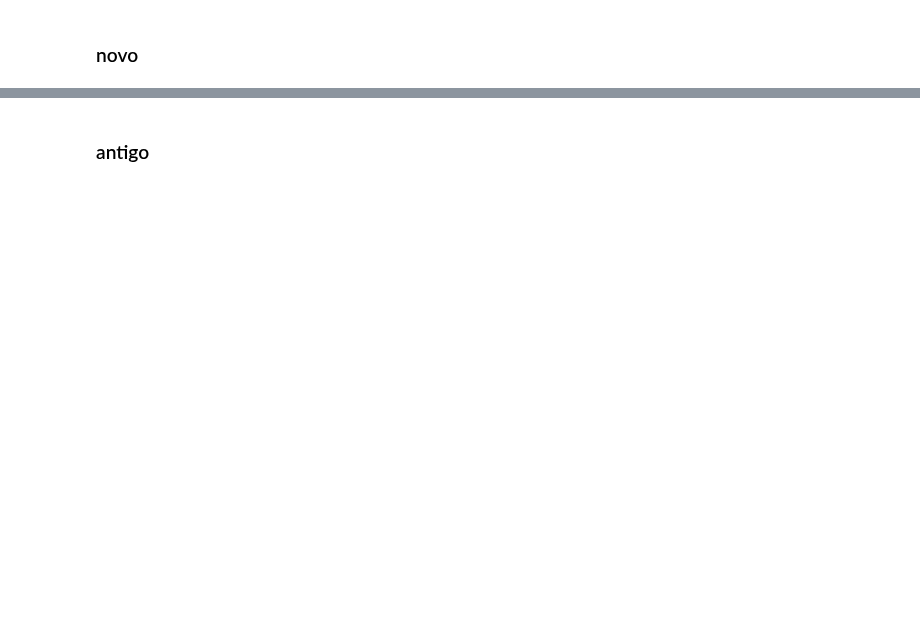
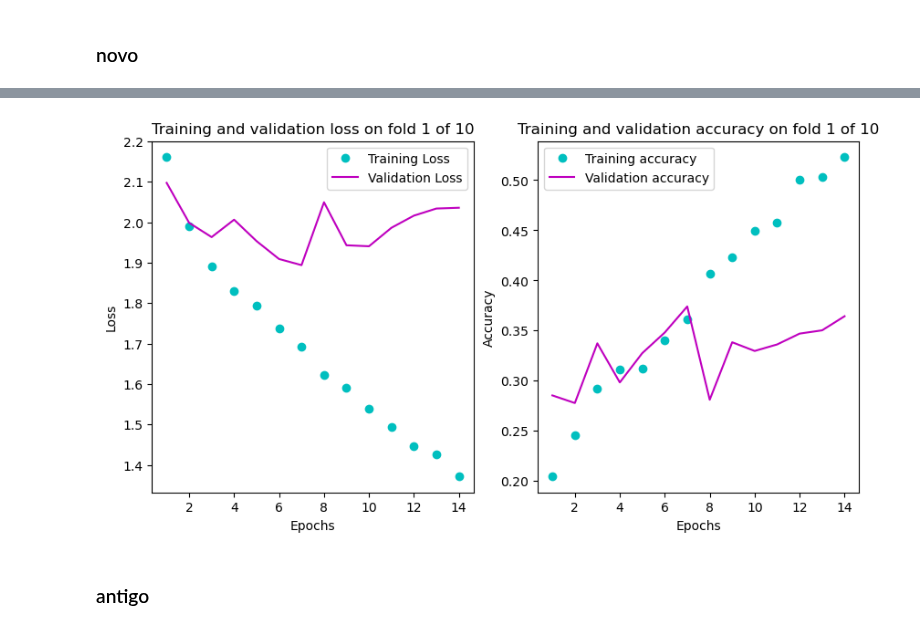
Before and after one commit to joaobaptista30/Sound_Classification, a Jupyter notebook: rnn-lstm.ipynb, the cells around one changed output, grey strips where cells are left out. Saved outputs shown, nothing was run; the diff lists cells and outputs as text; code cells hidden in the pictures; blank space fills up the shorter version.

```diff
--- a/rnn-lstm.ipynb
+++ b/rnn-lstm.ipynb
@@ -240,6 +281,6 @@ def create_bidirectional_model(x, y):
     return model
 # %%
 #model = create_bidirectional_model(345, 513)
-model = create_bidirectional_model(173, 257)
+model = create_model(173, 13)
 model.summary()
 # %% [output]
@@ -385,26 +435,29 @@ FileNotFoundError: [Errno 2] No such file or directory: 'kfold_metrics_LSTM/mode
 # %%
 epochs = range(1, EPOCHS + 1)
 
 fig, ax = plt.subplots(len(fold_metrics), 2, figsize=(10, 5*len(fold_metrics)))
 
-i = 0
-history_dict = fold_metrics[i].get('history_dict')
-loss_values=history_dict['loss']
-acc_values=history_dict['accuracy']
-val_loss_values = history_dict['val_loss']
-val_acc_values = history_dict['val_accuracy']
 
-ax[i,0].plot(epochs,loss_values,'co',label='Training Loss')
-ax[i,0].plot(epochs,val_loss_values,'m', label='Validation Loss')
-ax[i,0].set_title('Training and validation loss on fold '+str(i+1)+' of 10')
-ax[i,0].set_xlabel('Epochs')
-ax[i,0].set_ylabel('Loss')
-ax[i,0].legend()
+for i in range(0,len(fold_metrics)):
+    history_dict = fold_metrics[i].get('history_dict')
+    loss_values=history_dict['loss']
+    acc_values=history_dict['accuracy']
+    val_loss_values = history_dict['val_loss']
+    val_acc_values = history_dict['val_accuracy']
 
-ax[i,1].plot(epochs,acc_values,'co', label='Training accuracy')
-ax[i,1].plot(epochs,val_acc_values,'m', label='Validation accuracy')
-ax[i,1].set_title('Training and validation accuracy on fold '+str(i+1)+' of 10')
-ax[i,1].set_xlabel('Epochs')
-ax[i,1].set_ylabel('Accuracy')
-ax[i,1].legend()
-plt.show()
+    ax[0].plot(epochs,loss_values,'co',label='Training Loss')
+    ax[0].plot(epochs,val_loss_values,'m', label='Validation Loss')
+    ax[0].set_title('Training and validation loss on fold '+str(i+1)+' of 10')
+    ax[0].set_xlabel('Epochs')
+    ax[0].set_ylabel('Loss')
+    ax[0].legend()
+
+    ax[1].plot(epochs,acc_values,'co', label='Training accuracy')
+    ax[1].plot(epochs,val_acc_values,'m', label='Validation accuracy')
+    ax[1].set_title('Training and validation accuracy on fold '+str(i+1)+' of 10')
+    ax[1].set_xlabel('Epochs')
+    ax[1].set_ylabel('Accuracy')
+    ax[1].legend()
+    plt.show()
+# %% [output]
+[figure, added]
```
Also changed, not shown: parts of 13 cells of this notebook.
